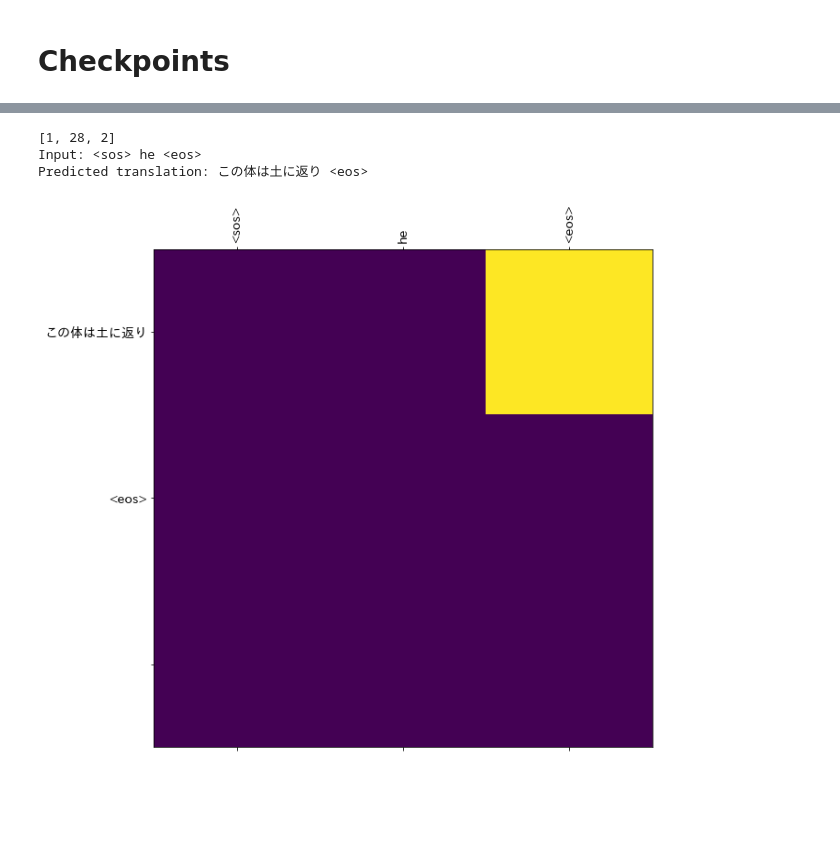
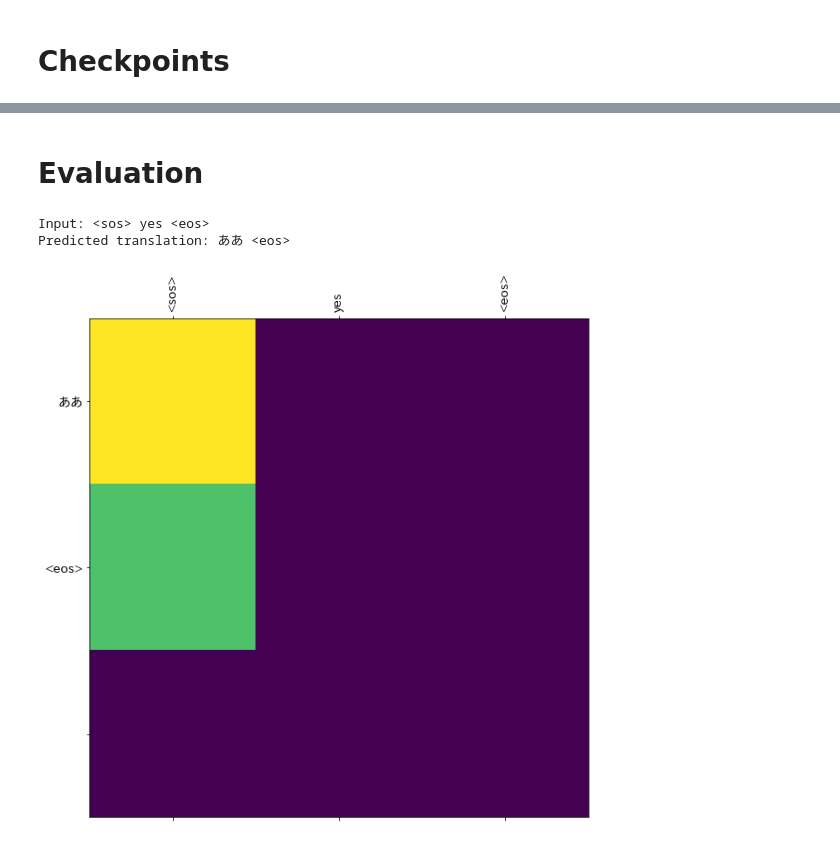
Before and after one commit to atsushii/Neural-Machine-Translation-Project, a Jupyter notebook: text_translation/text_translation.ipynb, the cells around one changed output, grey strips where cells are left out. Cells and saved outputs as stored; diff of their text form; code cells hidden in the pictures; blank space fills up the shorter version.

```diff
--- a/text_translation/text_translation.ipynb
+++ b/text_translation/text_translation.ipynb
@@ -377,7 +676,7 @@ class Decoder(tf.keras.Model):
 
         return  x, state, attention_weights
 # %%
-decoder = Decoder(vocab_tar_size, embedding_dim, units, BATCH_SIZE)
+decoder = Decoder(vocab_tar_size, embedding_dim, units, BATCH_SIZE, target_embedding_matrix)
 sample_decoder_output, _,  _ = decoder(tf.random.uniform((128, 1)),
                                                                         sample_hidden, sample_output)
 print("Decoder output  shape:(batch_size, vocab size) {}".format(sample_decoder_output.shape))
@@ -386,8 +685,7 @@ Decoder output  shape:(batch_size, vocab size) (128, 43846)
 # %% [markdown]
 # Define the optimizer and the loss function
 # %%
-optimizer = tf.keras.optimizers.Adam(learning_rate=0.001,
-                                beta_1=0.9, beta_2=0.999, amsgrad=True)
+optimizer = tf.keras.optimizers.Adam()
 loss_object = tf.keras.losses.SparseCategoricalCrossentropy(
     from_logits=True, reduction='none')
 
@@ -435,7 +736,8 @@ def train_step(inp, target, enc_hidden):
 
         return batch_loss
 # %%
-EPOCHS = 3
+import time
+EPOCHS = 15
 # load model
 # status = checkpoint.restore(tf.train.latest_checkpoint(checkpoint_directory))
 for epochs in range(EPOCHS):
@@ -448,12 +750,10 @@ for epochs in range(EPOCHS):
         batch_loss = train_step(inp, target, enc_hidden)
         total_loss += batch_loss
 
-        if batch % 100 == 0:
-            pass
-            # print("epoch {} batch {} loss  {: .4f}".format(epochs + 1, batch, batch_loss.numpy()))
-        if (epochs + 1) % 50 == 0:
-            pass
-        #     print("epoch {} loss {: .4f}".format(epochs + 1, total_loss / steps_per_epoch))
-        # print("time taken for 1 epoch {} sec\n".format(time.time() - start))
-checkpoint.save(file_prefix = checkpoint_prefix)
+        if batch % 10 == 0:
+            print("epoch {} batch {} loss  {: .4f}".format(epochs + 1, batch, batch_loss.numpy()))
+        if (epochs + 1) % 10 == 0:
+            print("epoch {} loss {: .4f}".format(epochs + 1, total_loss / steps_per_epoch))
+            print("time taken for 1 epoch {} sec\n".format(time.time() - start))
+# checkpoint.save(file_prefix = checkpoint_prefix)
 # %% [output]
@@ -461,11 +777,23 @@ checkpoint.save(file_prefix = checkpoint_prefix)
+# %% [markdown]
+# Evaluation
 # %%
+def preprocess_sentence(en_text):
+    # normalize English
+        en_text = english_unicode_to_ascii(en_text)
+        en_text = expand_constraction(en_text)
+        en_text = replace_special_character_to_space(en_text)
+        en_text = en_text.rstrip().strip()
+
+        en_text = "<sos> " + en_text + " <eos>"
+        return en_text
+
+
 def evaluate(sentence):
 
     attention_plot = np.zeros((max_length_target, max_length_input))
 
     sentence = preprocess_sentence(sentence)
     inputs = [input_lang.word_index[i] for i in sentence.split(' ')]
-    print(inputs)
     inputs = tf.keras.preprocessing.sequence.pad_sequences([inputs],
                                                            maxlen=max_length_input,
                                                            padding='post')
@@ -488,7 +816,6 @@ def evaluate(sentence):
         attention_plot[t] = attention_weights.numpy()
 
         predicted_id = tf.argmax(predictions[0]).numpy()
-
         result += target_lang.index_word[predicted_id] + ' '
 
         if target_lang.index_word[predicted_id] == '<eos>':
@@ -496,6 +823,8 @@ def evaluate(sentence):
 
         # the predicted ID is fed back into the model
         dec_input = tf.expand_dims([predicted_id], 0)
+            # pred → predictions
+
     return result, sentence, attention_plot
 # %%
 # function for plotting the attention weights
@@ -522,10 +851,9 @@ def translate(sentence):
 
     attention_plot = attention_plot[:len(result.split(' ')), :len(sentence.split(' '))]
     plot_attention(attention_plot, sentence.split(' '), result.split(' '))
-# %%
-translate(u'he')
-# %% [output]
-[1, 28, 2]
-Input: <sos> he <eos>
-Predicted translation: この体は土に返り <eos>
-[figure, removed]
+# %%
+translate("yes")
+# %% [output]
+Input: <sos> yes <eos>
+Predicted translation: ああ <eos>
+[figure, added]
```
Also changed, not shown: parts of 66 cells of this notebook.
